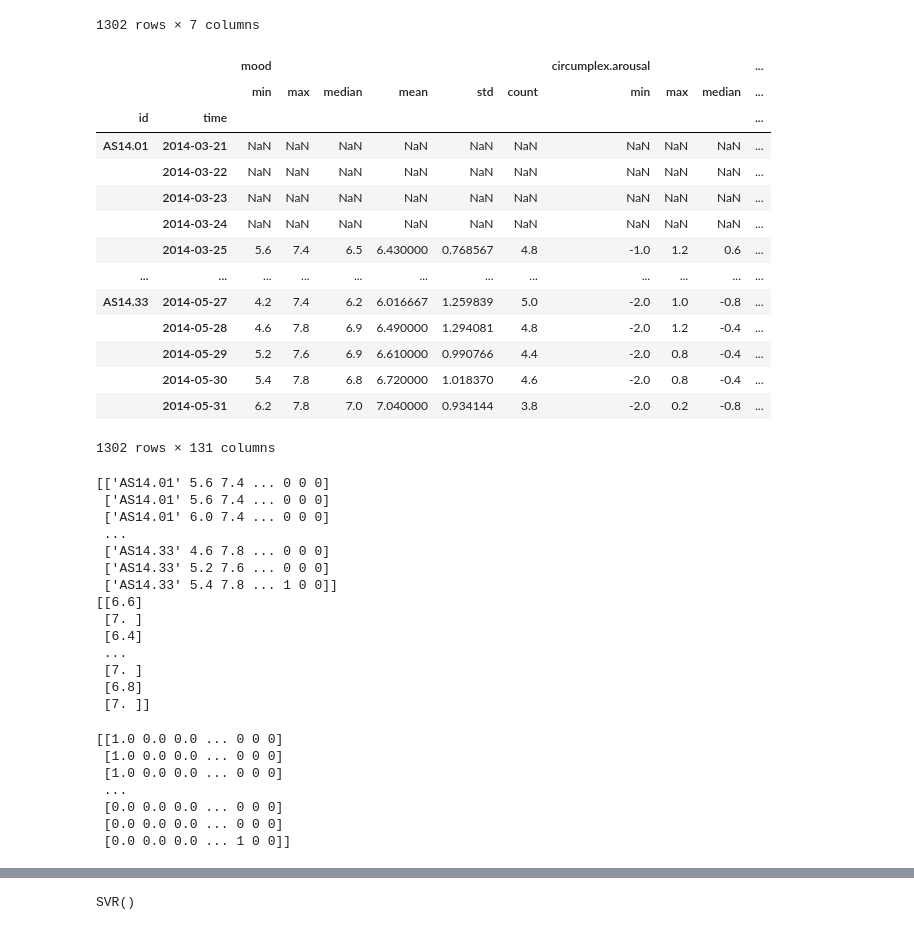
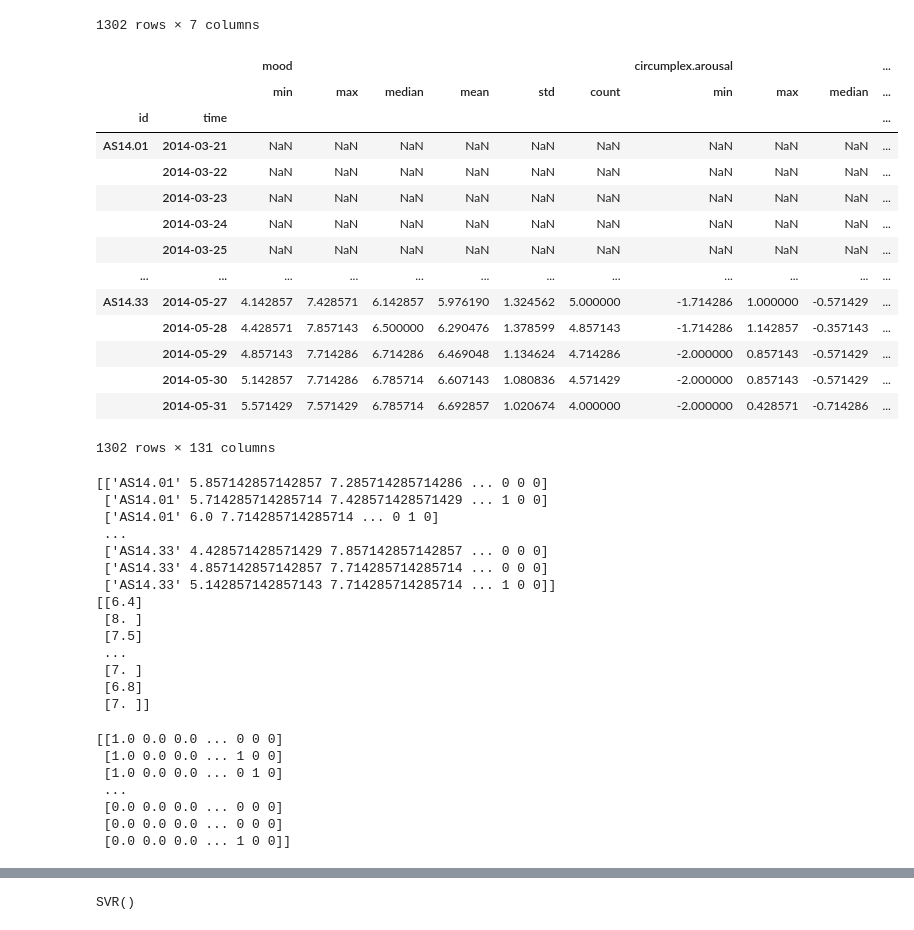
Before and after one commit to tituspellegrom/DataMiningTechniques, a Jupyter notebook: Exploration_V2.ipynb, the cells around one changed output, grey strips where cells are left out. Drawn from its saved outputs; the diff is of its cells as text; code cells hidden in the pictures.

```diff
--- a/Exploration_V2.ipynb
+++ b/Exploration_V2.ipynb
@@ -96,3 +96,5 @@ display(df_wide_relevant)
 | 358924 | AS14.33 | 2014-05-30 22:32:15.246 | NaN | 4.134 | NaN | NaN | ... |
 | 358925 | AS14.33 | 2014-05-31 12:00:00.000 | NaN | NaN | NaN | NaN | ... |
 351271 rows × 22 columns
+# %%
+df_screentime = df_wide_relevant[~df_wide_relevant['screen'].isna()]
@@ -98,0 +109,27 @@ display(df_wide_relevant)
+# %%
+def get_sleep(df):
+    sleep_durations = []
+    dates = []
+    user_list = []
+    for user in df['id'].unique():
+        new_user = True
+        prev_row = None
+        for idx, row in df[df['id']==user].iterrows():
+            if new_user:
+                prev_row = row
+                new_user = False
+                continue
+
+            if (row['time'] - prev_row['time']).total_seconds() > 240*60:
+                if (row['time'].hour < 12) and row['time'].hour > 4:
+                    dates.append(row['time'])
+                    sleep_durations.append((row['time'] - prev_row['time']).seconds / 3600)
+                    user_list.append(user)
+            prev_row = row
+
+
+    dates = pd.Series(dates)
+    sleep_durations = pd.Series(sleep_durations)
+    users = pd.Series(user_list)
+    sleep_df = pd.DataFrame({'time': dates, 'sleep': sleep_durations, 'id':users})
+    return sleep_df
@@ -99,3 +138,6 @@ display(df_wide_relevant)
+# %%
+temporary = df_wide_relevant.copy()
+df_wide_relevant = pd.concat([df_wide_relevant, user_sleep], sort=False)
 # %% [markdown]
 ### Exploration
 # %%
@@ -138,7 +180,8 @@ df_daily = df_wide_relevant.groupby([pd.Grouper(key='time', freq='D'), 'id']).ag
                                                                            'appCat.travel':['min', 'max', 'median', 'mean', 'std', 'count', 'sum'],
                                                                            'appCat.unknown':['min', 'max', 'median', 'mean', 'std', 'count', 'sum'],
                                                                            'appCat.utilities':['min', 'max', 'median', 'mean', 'std', 'count', 'sum'],
-                                                                           'appCat.weather':['min', 'max', 'median', 'mean', 'std', 'count', 'sum']
+                                                                           'appCat.weather':['min', 'max', 'median', 'mean', 'std', 'count', 'sum'],
+                                                                           'sleep':['min', 'max', 'median', 'mean', 'sum']
                                                                            }).reset_index()
 # %%
 display(df_daily)
@@ -250,28 +293,28 @@ df_daily.to_pickle('data_clean_daily.pkl')
 # %%
 ## Tabular aggregation
 df_temp = df_daily.copy().set_index(['id', 'time']).sort_index()
 
-lookback_days = 5
+lookback_days = 7
 df_tab = df_temp[cols_score+cols_count+cols_time].rolling(window=lookback_days).mean()
 df_tab = pd.concat([df_tab, df_temp[['mon', 'thue', 'wed', 'thu', 'fri', 'sat', 'sun']]], axis=1)   # DayOfWeek excluded from rolling mean
 df_tab['target'] = df_temp[('mood', 'mean')].shift(periods=-1) # next day mean mood
 
 display(df_tab)
 # %% [output]
 |  |  | mood |  |  |  |  |  | circumplex.arousal |  |  | ... |
 |  |  | min | max | median | mean | std | count | min | max | median | ... |
 | id | time |  |  |  |  |  |  |  |  |  | ... |
 | AS14.01 | 2014-03-21 | NaN | NaN | NaN | NaN | NaN | NaN | NaN | NaN | NaN | ... |
 |  | 2014-03-22 | NaN | NaN | NaN | NaN | NaN | NaN | NaN | NaN | NaN | ... |
 |  | 2014-03-23 | NaN | NaN | NaN | NaN | NaN | NaN | NaN | NaN | NaN | ... |
 |  | 2014-03-24 | NaN | NaN | NaN | NaN | NaN | NaN | NaN | NaN | NaN | ... |
-|  | 2014-03-25 | 5.6 | 7.4 | 6.5 | 6.430000 | 0.768567 | 4.8 | -1.0 | 1.2 | 0.6 | ... |
+|  | 2014-03-25 | NaN | NaN | NaN | NaN | NaN | NaN | NaN | NaN | NaN | ... |
 | ... | ... | ... | ... | ... | ... | ... | ... | ... | ... | ... | ... |
-| AS14.33 | 2014-05-27 | 4.2 | 7.4 | 6.2 | 6.016667 | 1.259839 | 5.0 | -2.0 | 1.0 | -0.8 | ... |
-|  | 2014-05-28 | 4.6 | 7.8 | 6.9 | 6.490000 | 1.294081 | 4.8 | -2.0 | 1.2 | -0.4 | ... |
-|  | 2014-05-29 | 5.2 | 7.6 | 6.9 | 6.610000 | 0.990766 | 4.4 | -2.0 | 0.8 | -0.4 | ... |
-|  | 2014-05-30 | 5.4 | 7.8 | 6.8 | 6.720000 | 1.018370 | 4.6 | -2.0 | 0.8 | -0.4 | ... |
-|  | 2014-05-31 | 6.2 | 7.8 | 7.0 | 7.040000 | 0.934144 | 3.8 | -2.0 | 0.2 | -0.8 | ... |
+| AS14.33 | 2014-05-27 | 4.142857 | 7.428571 | 6.142857 | 5.976190 | 1.324562 | 5.000000 | -1.714286 | 1.000000 | -0.571429 | ... |
+|  | 2014-05-28 | 4.428571 | 7.857143 | 6.500000 | 6.290476 | 1.378599 | 4.857143 | -1.714286 | 1.142857 | -0.357143 | ... |
+|  | 2014-05-29 | 4.857143 | 7.714286 | 6.714286 | 6.469048 | 1.134624 | 4.714286 | -2.000000 | 0.857143 | -0.571429 | ... |
+|  | 2014-05-30 | 5.142857 | 7.714286 | 6.785714 | 6.607143 | 1.080836 | 4.571429 | -2.000000 | 0.857143 | -0.571429 | ... |
+|  | 2014-05-31 | 5.571429 | 7.571429 | 6.785714 | 6.692857 | 1.020674 | 4.000000 | -2.000000 | 0.428571 | -0.714286 | ... |
 1302 rows × 131 columns
 # %%
 ## TODO: drop nan rows? or don't use burn-in period
@@ -279,23 +326,20 @@ df_tab.dropna(axis=0, inplace=True)
 # %%
-# dummy model for all users together
-df_data = df_tab.reset_index()
-df_data.to_pickle('data_clean.pkl')
 df_data.drop('time', axis=1, inplace=True)
 X = df_data.iloc[:, :-1].values
 y = df_data.iloc[:, -1].values.reshape(-1, 1)
 print(X)
 print(y)
 # %% [output]
-[['AS14.01' 5.6 7.4 ... 0 0 0]
- ['AS14.01' 5.6 7.4 ... 0 0 0]
- ['AS14.01' 6.0 7.4 ... 0 0 0]
+[['AS14.01' 5.857142857142857 7.285714285714286 ... 0 0 0]
+ ['AS14.01' 5.714285714285714 7.428571428571429 ... 1 0 0]
+ ['AS14.01' 6.0 7.714285714285714 ... 0 1 0]
  ...
- ['AS14.33' 4.6 7.8 ... 0 0 0]
- ['AS14.33' 5.2 7.6 ... 0 0 0]
- ['AS14.33' 5.4 7.8 ... 1 0 0]]
-[[6.6]
- [7. ]
- [6.4]
+ ['AS14.33' 4.428571428571429 7.857142857142857 ... 0 0 0]
+ ['AS14.33' 4.857142857142857 7.714285714285714 ... 0 0 0]
+ ['AS14.33' 5.142857142857143 7.714285714285714 ... 1 0 0]]
+[[6.4]
+ [8. ]
+ [7.5]
  ...
  [7. ]
  [6.8]
@@ -309,8 +353,8 @@ X = ct.fit_transform(X)
 print(X)
 # %% [output]
 [[1.0 0.0 0.0 ... 0 0 0]
- [1.0 0.0 0.0 ... 0 0 0]
- [1.0 0.0 0.0 ... 0 0 0]
+ [1.0 0.0 0.0 ... 1 0 0]
+ [1.0 0.0 0.0 ... 0 1 0]
  ...
  [0.0 0.0 0.0 ... 0 0 0]
  [0.0 0.0 0.0 ... 0 0 0]
```
Also changed, not shown: parts of 20 cells of this notebook, 3 other files.
